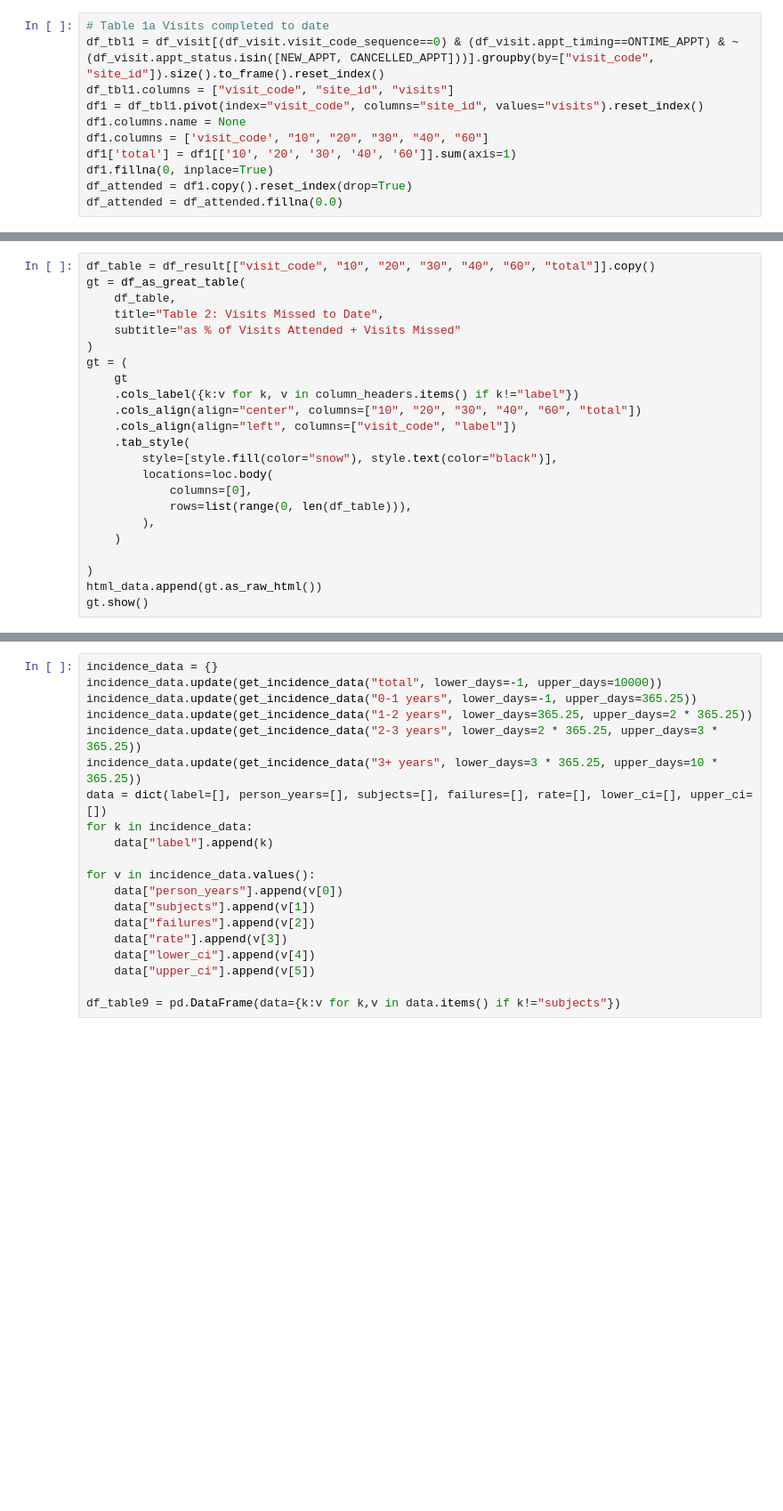
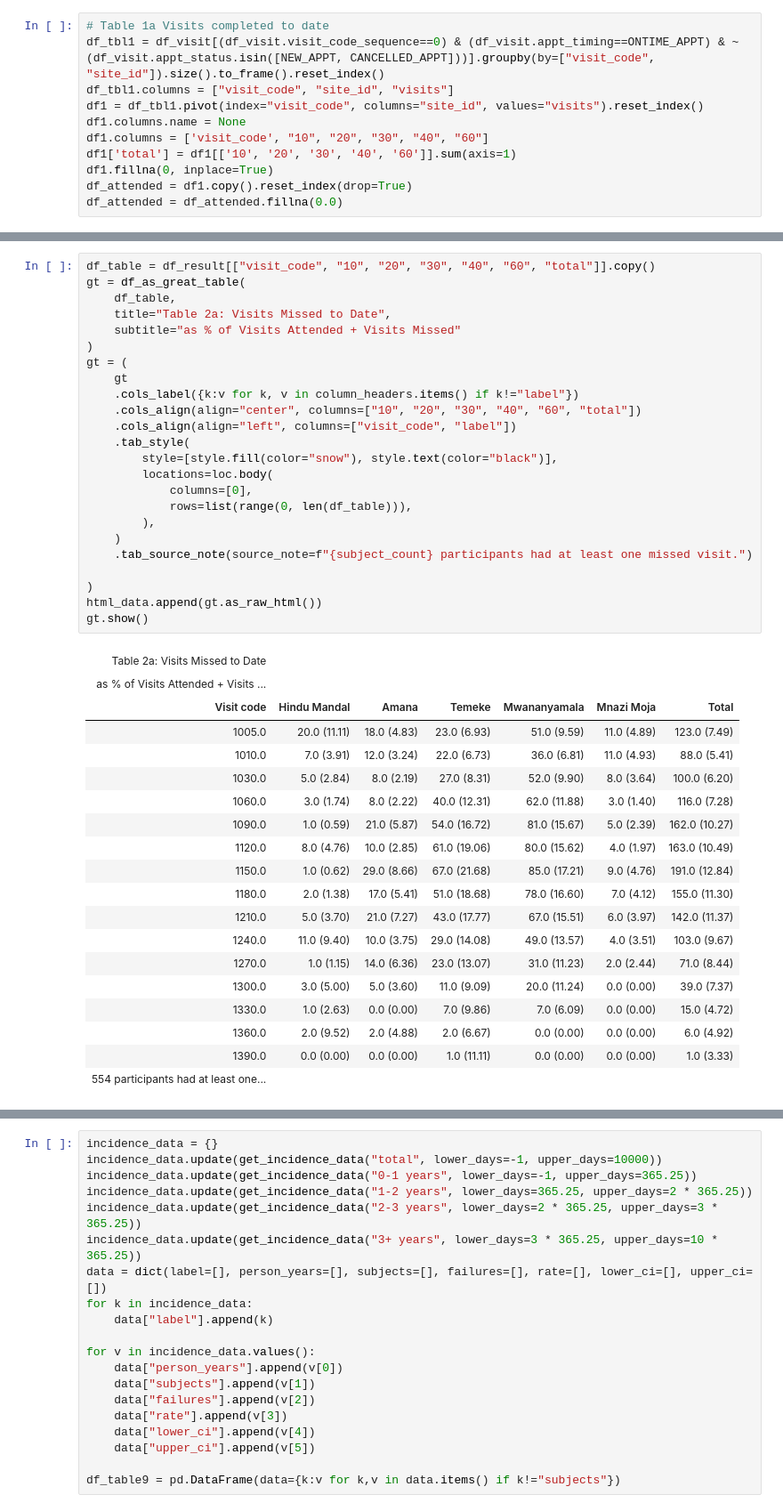
Before and after one commit to meta-trial/meta-edc, a Jupyter notebook: meta_analytics/notebooks/monitoring_report.ipynb, the cells around one changed output, grey strips where cells are left out. Shown at 89% size. Saved outputs shown, nothing was run; the diff lists cells and outputs as text; blank space fills up the shorter version.

```diff
--- a/meta_analytics/notebooks/monitoring_report.ipynb
+++ b/meta_analytics/notebooks/monitoring_report.ipynb
@@ -297,23 +397,44 @@ df_result = df_result.fillna(0.0)
 # %%
 df_table = df_result[["visit_code", "10", "20", "30", "40", "60", "total"]].copy()
 gt = df_as_great_table(
     df_table,
-    title="Table 2: Visits Missed to Date",
+    title="Table 2a: Visits Missed to Date",
     subtitle="as % of Visits Attended + Visits Missed"
 )
 gt = (
     gt
     .cols_label({k:v for k, v in column_headers.items() if k!="label"})
     .cols_align(align="center", columns=["10", "20", "30", "40", "60", "total"])
     .cols_align(align="left", columns=["visit_code", "label"])
     .tab_style(
         style=[style.fill(color="snow"), style.text(color="black")],
         locations=loc.body(
             columns=[0],
             rows=list(range(0, len(df_table))),
         ),
     )
+    .tab_source_note(source_note=f"{subject_count} participants had at least one missed visit.")
 
 )
 html_data.append(gt.as_raw_html())
 gt.show()
+# %% [output]
+| Table 2a: Visits Missed to Date |  |  |  |  |  |  |
+| as % of Visits Attended + Visits ... |  |  |  |  |  |  |
+| Visit code | Hindu Mandal | Amana | Temeke | Mwananyamala | Mnazi Moja | Total |
+| 1005.0 | 20.0 (11.11) | 18.0 (4.83) | 23.0 (6.93) | 51.0 (9.59) | 11.0 (4.89) | 123.0 (7.49) |
+| 1010.0 | 7.0 (3.91) | 12.0 (3.24) | 22.0 (6.73) | 36.0 (6.81) | 11.0 (4.93) | 88.0 (5.41) |
+| 1030.0 | 5.0 (2.84) | 8.0 (2.19) | 27.0 (8.31) | 52.0 (9.90) | 8.0 (3.64) | 100.0 (6.20) |
+| 1060.0 | 3.0 (1.74) | 8.0 (2.22) | 40.0 (12.31) | 62.0 (11.88) | 3.0 (1.40) | 116.0 (7.28) |
+| 1090.0 | 1.0 (0.59) | 21.0 (5.87) | 54.0 (16.72) | 81.0 (15.67) | 5.0 (2.39) | 162.0 (10.27) |
+| 1120.0 | 8.0 (4.76) | 10.0 (2.85) | 61.0 (19.06) | 80.0 (15.62) | 4.0 (1.97) | 163.0 (10.49) |
+| 1150.0 | 1.0 (0.62) | 29.0 (8.66) | 67.0 (21.68) | 85.0 (17.21) | 9.0 (4.76) | 191.0 (12.84) |
+| 1180.0 | 2.0 (1.38) | 17.0 (5.41) | 51.0 (18.68) | 78.0 (16.60) | 7.0 (4.12) | 155.0 (11.30) |
+| 1210.0 | 5.0 (3.70) | 21.0 (7.27) | 43.0 (17.77) | 67.0 (15.51) | 6.0 (3.97) | 142.0 (11.37) |
+| 1240.0 | 11.0 (9.40) | 10.0 (3.75) | 29.0 (14.08) | 49.0 (13.57) | 4.0 (3.51) | 103.0 (9.67) |
+| 1270.0 | 1.0 (1.15) | 14.0 (6.36) | 23.0 (13.07) | 31.0 (11.23) | 2.0 (2.44) | 71.0 (8.44) |
+| 1300.0 | 3.0 (5.00) | 5.0 (3.60) | 11.0 (9.09) | 20.0 (11.24) | 0.0 (0.00) | 39.0 (7.37) |
+| 1330.0 | 1.0 (2.63) | 0.0 (0.00) | 7.0 (9.86) | 7.0 (6.09) | 0.0 (0.00) | 15.0 (4.72) |
+| 1360.0 | 2.0 (9.52) | 2.0 (4.88) | 2.0 (6.67) | 0.0 (0.00) | 0.0 (0.00) | 6.0 (4.92) |
+| 1390.0 | 0.0 (0.00) | 0.0 (0.00) | 1.0 (11.11) | 0.0 (0.00) | 0.0 (0.00) | 1.0 (3.33) |
+| 554 participants had at least one... |  |  |  |  |  |  |
```
Also changed, not shown: parts of 30 cells of this notebook, 1 other file.
